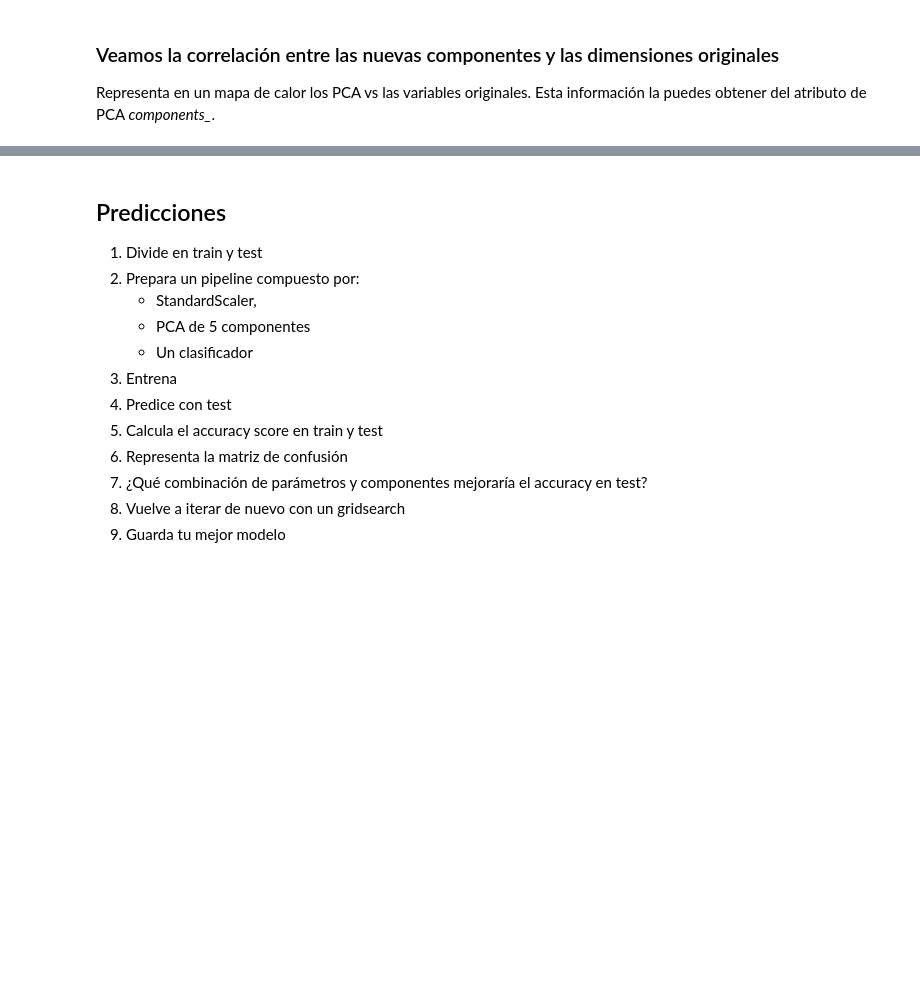
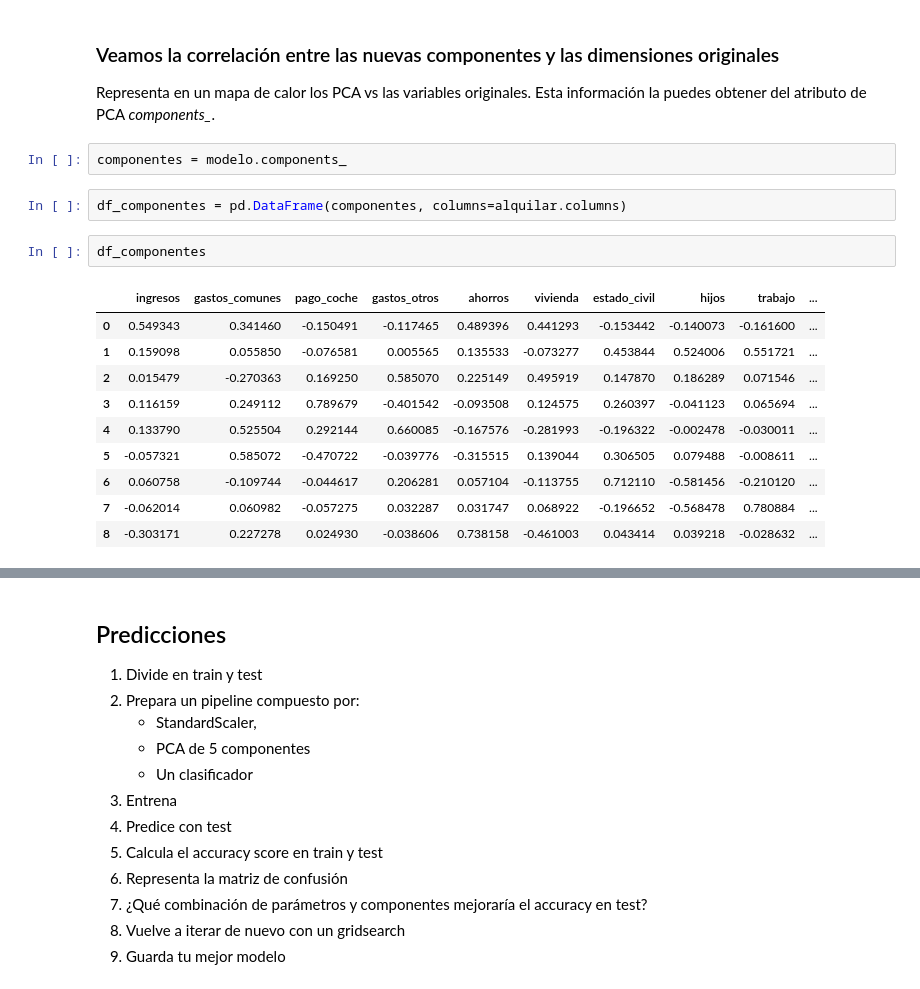
Before and after one commit to InigoLopez1999/2503_dsft_thebridge_inigolopez, a Jupyter notebook: 3-Machine_Learning/2-No_Supervisado/2-PCA/Practica/2_PCA Alquier Compra.ipynb, the cells around one changed output, grey strips where cells are left out. Saved outputs shown, nothing was run; the diff lists cells and outputs as text; blank space fills up the shorter version.

```diff
--- a/3-Machine_Learning/2-No_Supervisado/2-PCA/Practica/2_PCA Alquier Compra.ipynb
+++ b/3-Machine_Learning/2-No_Supervisado/2-PCA/Practica/2_PCA Alquier Compra.ipynb
@@ -129,3 +202,20 @@ Representa en un diagrama de lineas la evolución de la varianza acumulada en fu
 # %% [markdown]
 ### Veamos la correlación entre las nuevas componentes y las dimensiones originales
 Representa en un mapa de calor los PCA vs las variables originales. Esta información la puedes obtener del atributo de PCA *components_*.
+# %%
+componentes = modelo.components_
+# %%
+df_componentes = pd.DataFrame(componentes, columns=alquilar.columns)
+# %%
+df_componentes
+# %% [output]
+|  | ingresos | gastos_comunes | pago_coche | gastos_otros | ahorros | vivienda | estado_civil | hijos | trabajo | ... |
+| 0 | 0.549343 | 0.341460 | -0.150491 | -0.117465 | 0.489396 | 0.441293 | -0.153442 | -0.140073 | -0.161600 | ... |
+| 1 | 0.159098 | 0.055850 | -0.076581 | 0.005565 | 0.135533 | -0.073277 | 0.453844 | 0.524006 | 0.551721 | ... |
+| 2 | 0.015479 | -0.270363 | 0.169250 | 0.585070 | 0.225149 | 0.495919 | 0.147870 | 0.186289 | 0.071546 | ... |
+| 3 | 0.116159 | 0.249112 | 0.789679 | -0.401542 | -0.093508 | 0.124575 | 0.260397 | -0.041123 | 0.065694 | ... |
+| 4 | 0.133790 | 0.525504 | 0.292144 | 0.660085 | -0.167576 | -0.281993 | -0.196322 | -0.002478 | -0.030011 | ... |
+| 5 | -0.057321 | 0.585072 | -0.470722 | -0.039776 | -0.315515 | 0.139044 | 0.306505 | 0.079488 | -0.008611 | ... |
+| 6 | 0.060758 | -0.109744 | -0.044617 | 0.206281 | 0.057104 | -0.113755 | 0.712110 | -0.581456 | -0.210120 | ... |
+| 7 | -0.062014 | 0.060982 | -0.057275 | 0.032287 | 0.031747 | 0.068922 | -0.196652 | -0.568478 | 0.780884 | ... |
+| 8 | -0.303171 | 0.227278 | 0.024930 | -0.038606 | 0.738158 | -0.461003 | 0.043414 | 0.039218 | -0.028632 | ... |
```
Also changed, not shown: parts of 12 cells of this notebook.
